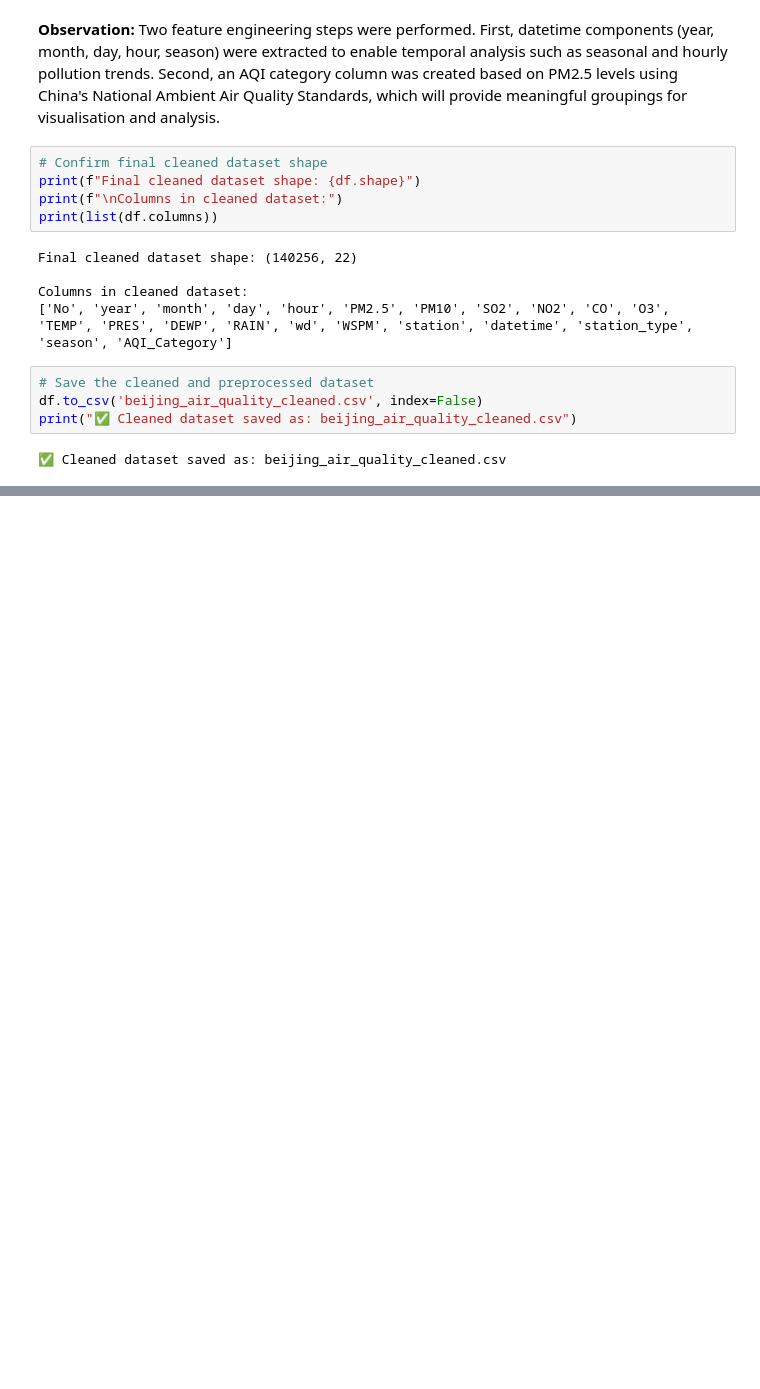
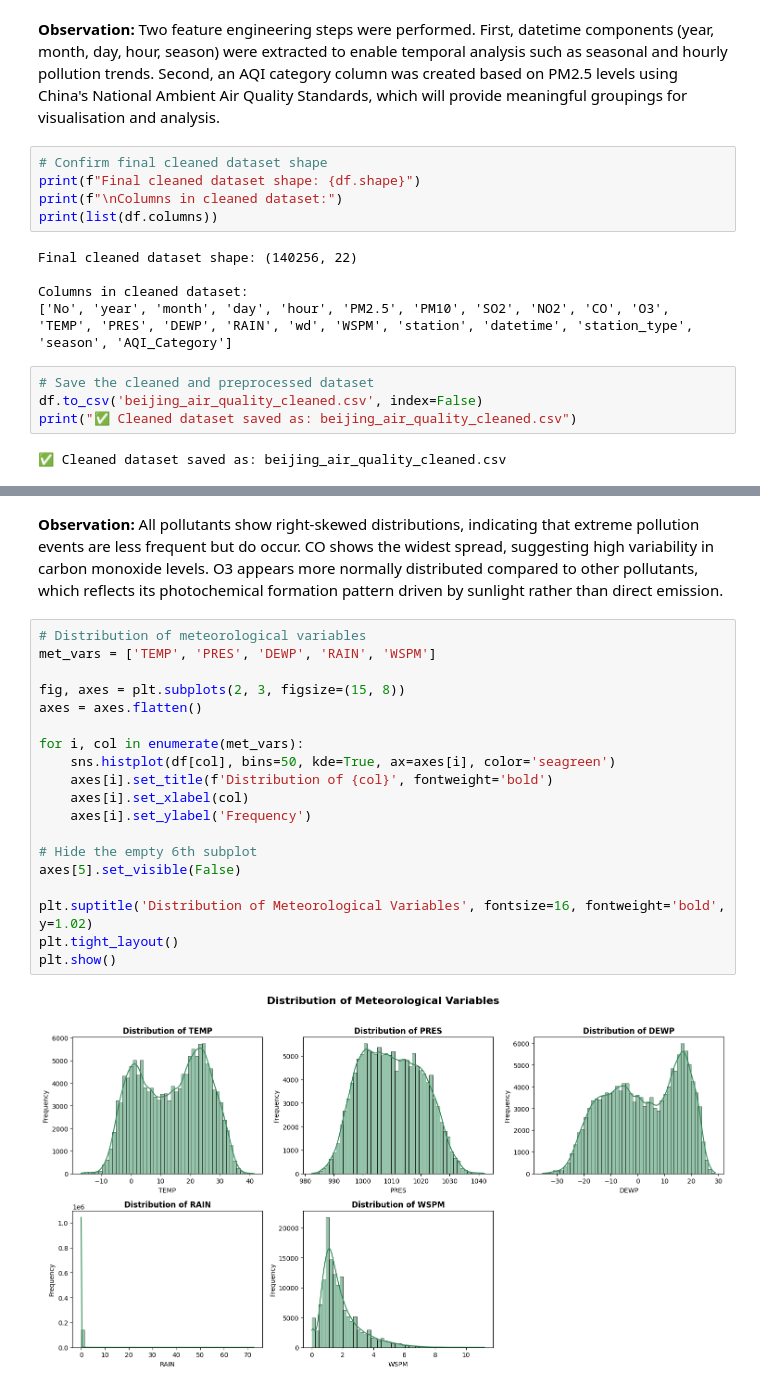
Before and after one commit to kunalan-Subatharan/Beijing-Air-Quality-Analysis, a Jupyter notebook: CMP7005_PRAC1_Beijing_Air_Quality.ipynb, the cells around one changed output, grey strips where cells are left out. Drawn from its saved outputs; the diff is of its cells as text; blank space fills up the shorter version.

```diff
--- a/CMP7005_PRAC1_Beijing_Air_Quality.ipynb
+++ b/CMP7005_PRAC1_Beijing_Air_Quality.ipynb
@@ -466,0 +505,23 @@ print("✅ Cleaned dataset saved as: beijing_air_quality_cleaned.csv")
+# %% [markdown]
+**Observation:** All pollutants show right-skewed distributions, indicating that extreme pollution events are less frequent but do occur. CO shows the widest spread, suggesting high variability in carbon monoxide levels. O3 appears more normally distributed compared to other pollutants, which reflects its photochemical formation pattern driven by sunlight rather than direct emission.
+# %%
+# Distribution of meteorological variables
+met_vars = ['TEMP', 'PRES', 'DEWP', 'RAIN', 'WSPM']
+
+fig, axes = plt.subplots(2, 3, figsize=(15, 8))
+axes = axes.flatten()
+
+for i, col in enumerate(met_vars):
+    sns.histplot(df[col], bins=50, kde=True, ax=axes[i], color='seagreen')
+    axes[i].set_title(f'Distribution of {col}', fontweight='bold')
+    axes[i].set_xlabel(col)
+    axes[i].set_ylabel('Frequency')
+
+# Hide the empty 6th subplot
+axes[5].set_visible(False)
+
+plt.suptitle('Distribution of Meteorological Variables', fontsize=16, fontweight='bold', y=1.02)
+plt.tight_layout()
+plt.show()
+# %% [output]
+[figure, added]
```
Also changed, not shown: parts of 31 cells of this notebook.
